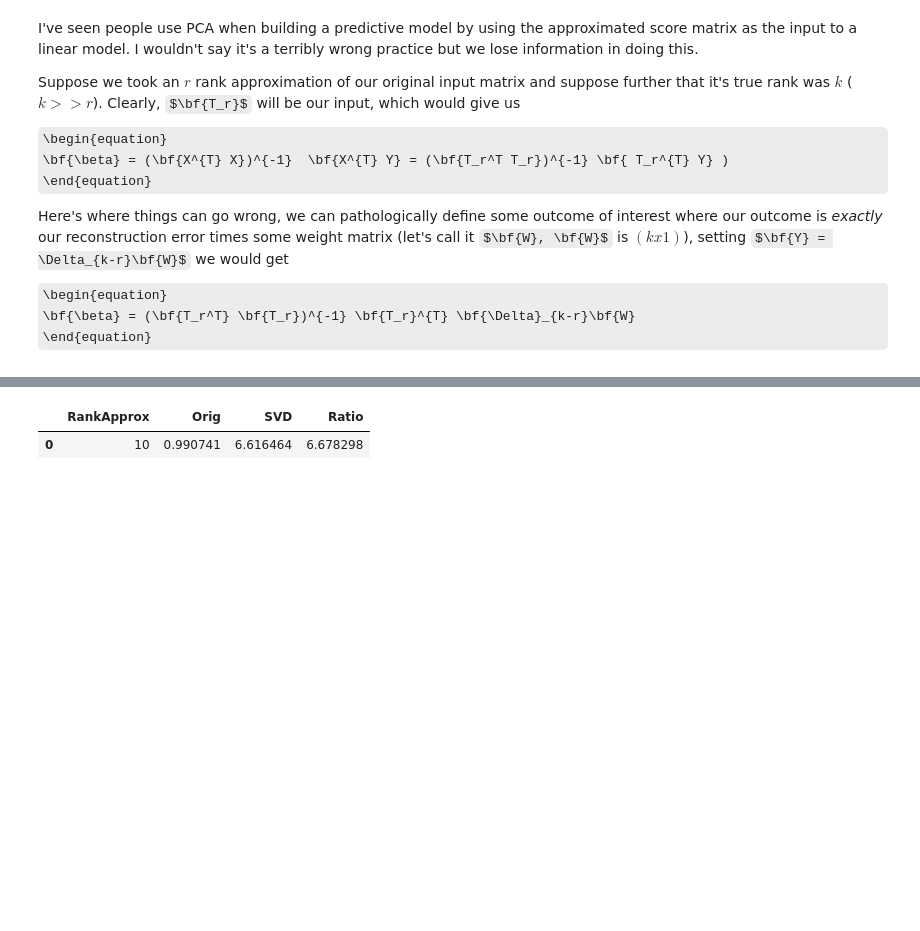
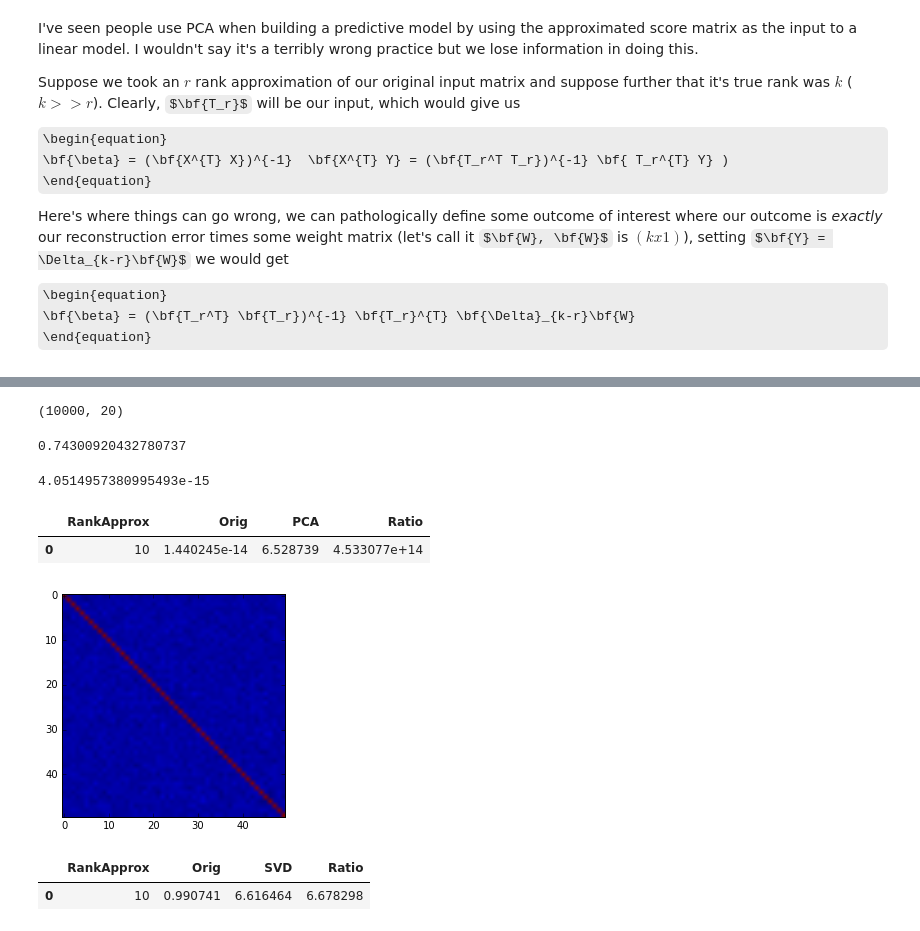
Before and after one commit to franciscojavierarceo/Python, a Jupyter notebook: SVD and Regression.ipynb, the cells around one changed output, grey strips where cells are left out. Drawn from its saved outputs; the diff is of its cells as text; code cells hidden in the pictures; some formulas as TeX source; blank space fills up the shorter version.

```diff
--- a/SVD and Regression.ipynb
+++ b/SVD and Regression.ipynb
@@ -113,0 +120,5 @@ So, in summary
+# %%
+n = 1e4
+k = 50
+# %%
+xs = np.random.random((int(n), int(k)))
@@ -114,3 +132,15 @@ So, in summary
+# %%
+pxs.shape
+# %% [output]
+(10000, 20)
+# %%
+predlm(pxs, ys)
+# %% [output]
+0.74300920432780737
+# %%
+predlm(xs, ys)
+# %% [output]
+4.0514957380995493e-15
 # %%
 import os
 import math
@@ -199,3 +281,9 @@ def simSVD(n=1e4, k=50, eVar=1, l=10, seedval=0, corrMatrix=False, plotCorr=Fals
+# %%
+simPCA(n=1e4, k=50, eVar=1, l=10, seedval=0, corrMatrix=False, plotCorr=True)
+# %% [output]
+|  | RankApprox | Orig | PCA | Ratio |
+| 0 | 10 | 1.440245e-14 | 6.528739 | 4.533077e+14 |
+[figure, added]
 # %%
 simSVD(n=1e4, k=50, eVar=1, l=10, seedval=0, corrMatrix=False, plotCorr=True)
 # %% [output]
```
Also changed, not shown: parts of 5 cells of this notebook.
